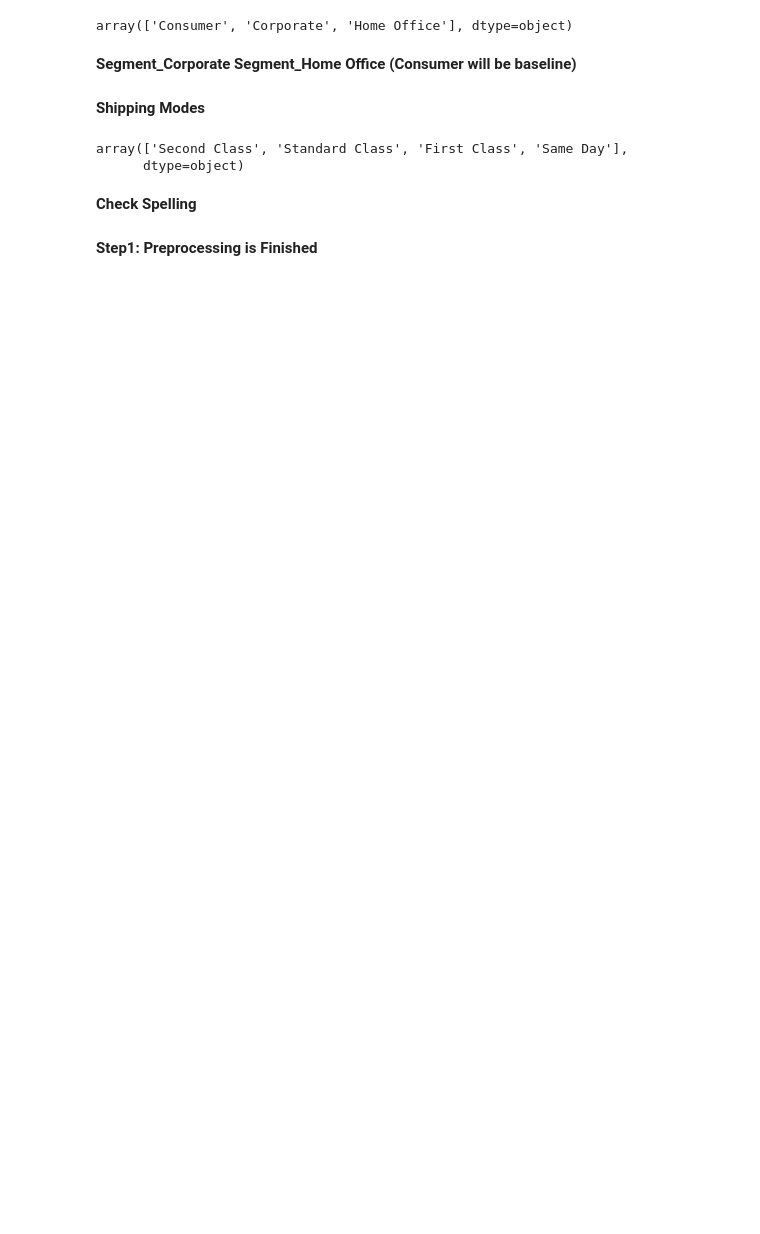
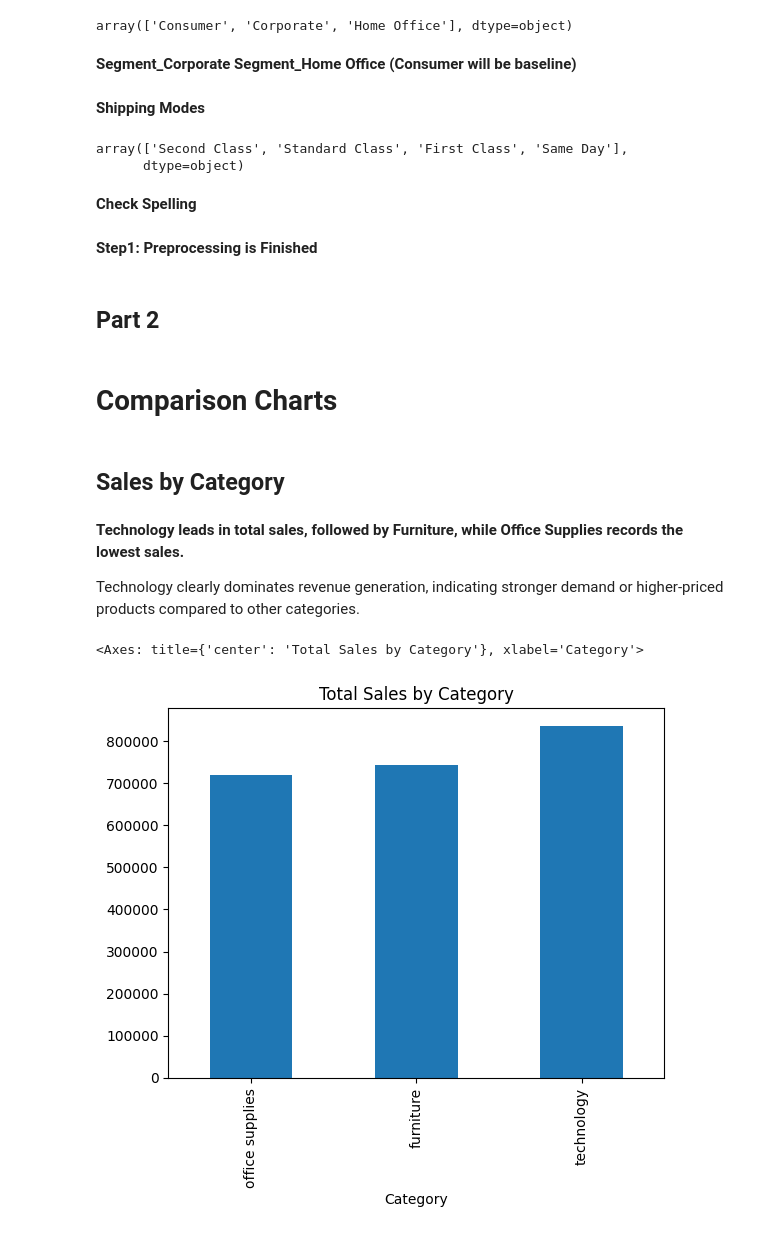
Before and after one commit to Salma-Salah420/E-commerce-Data-analysis-and-visualization-project, a Jupyter notebook: E_commerce_Preprocessing.ipynb, the cells around one changed output. Drawn from its saved outputs; the diff is of its cells as text; code cells hidden in the pictures; blank space fills up the shorter version.

```diff
--- a/E_commerce_Preprocessing.ipynb
+++ b/E_commerce_Preprocessing.ipynb
@@ -282,0 +289,15 @@ df = pd.get_dummies(df, columns=['Ship Mode'], drop_first=True)
+# %% [markdown]
+## **Part 2**
+# %% [markdown]
+# **Comparison Charts**
+# %% [markdown]
+## Sales by Category
+# %% [markdown]
+ **Technology leads in total sales, followed by Furniture, while Office Supplies records the lowest sales.**
+
+Technology clearly dominates revenue generation, indicating stronger demand or higher-priced products compared to other categories.
+# %%
+df.groupby('Category')['Sales'].sum().sort_values().plot(kind='bar', title='Total Sales by Category')
+# %% [output]
+<Axes: title={'center': 'Total Sales by Category'}, xlabel='Category'>
+[figure, added]
```
Also changed, not shown: parts of 48 cells of this notebook.
